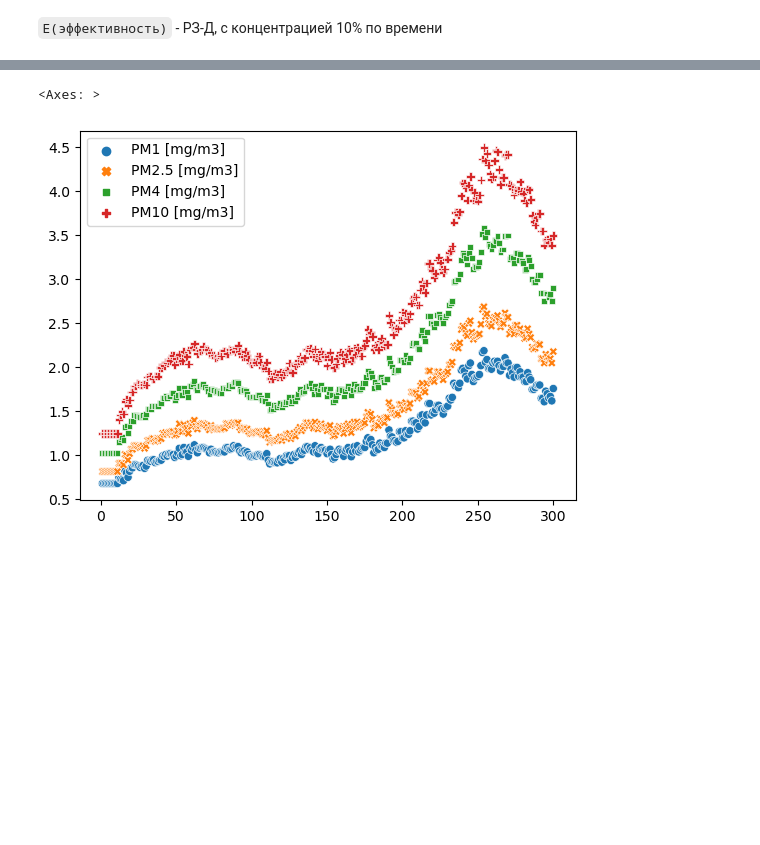
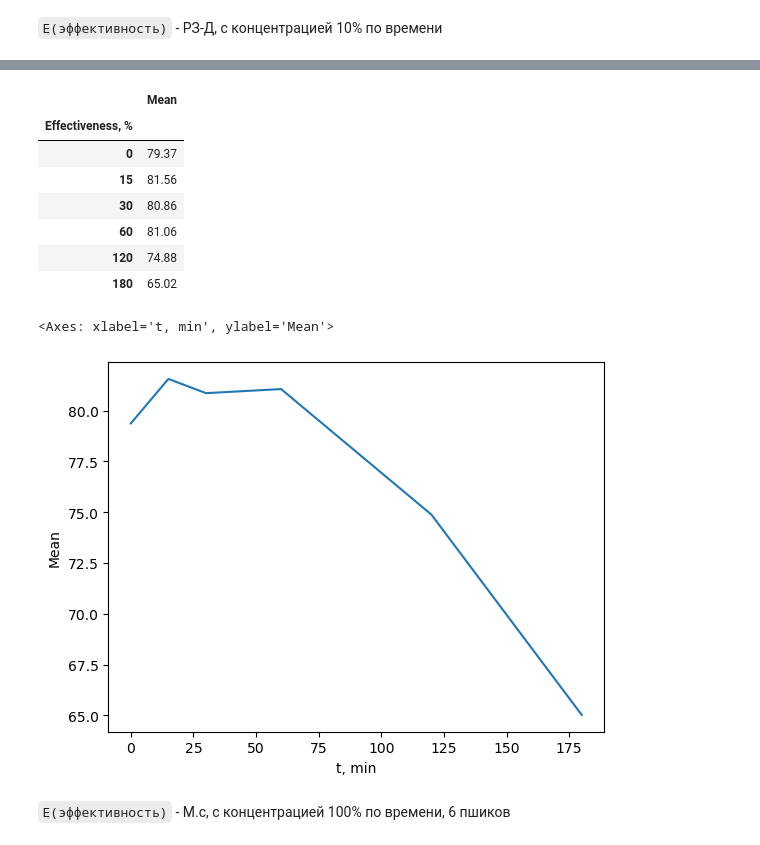
Before and after one commit to SENATOROVAI/DataScience-Maxim, a Jupyter notebook: Dust/Clean/nov.ipynb, the cells around one changed output, grey strips where cells are left out. Cells and saved outputs as stored; diff of their text form; code cells hidden in the pictures; blank space fills up the shorter version.

```diff
--- a/Dust/Clean/nov.ipynb
+++ b/Dust/Clean/nov.ipynb
@@ -235,5 +260,29 @@ E32 * 0.9
-# %%
-sns.scatterplot(data=clean_df_pic(izm14))
-# %% [output]
-<Axes: >
-[figure, removed]
+# %%
+E31 = effectiv(fon15, izm15) # РЗ-Д С=10% t=15
+E32 = effectiv(fon16, izm16) # РЗ-Д С=10% t=30
+E33 = effectiv(fon17, izm17) # РЗ-Д С=10% t=30
+E34 = effectiv(fon18, izm18) # РЗ-Д С=10% t=60
+E35 = effectiv(fon19, izm19) # РЗ-Д С=10% t=120
+df3 = pd.concat([E31*0.9, E32*0.97, E33*1.1, E34*0.82, E35*0.76, E35*0.66],axis=0)
+df3 = df3.reset_index(drop=True)
+df3.index.rename('Effectiveness, %', inplace=True)
+df3.rename(index={0: 0, 1: 15, 2: 30, 3: 60, 4: 120, 5: 180}, inplace=True)
+df3['Mean'] = df3.mean(axis=1).round(2)
+df3['t, min'] = [0, 15, 30, 60, 120, 180]
+df3.iloc[:, 4:5]
+# %% [output]
+|  | Mean |
+| Effectiveness, % |  |
+| 0 | 79.37 |
+| 15 | 81.56 |
+| 30 | 80.86 |
+| 60 | 81.06 |
+| 120 | 74.88 |
+| 180 | 65.02 |
+# %%
+sns.lineplot(data=df3,x=df3['t, min'], y=df3['Mean'])
+# %% [output]
+<Axes: xlabel='t, min', ylabel='Mean'>
+[figure, added]
+# %% [markdown]
+`E(эффективность)` - М.с, с концентрацией 100% по времени, 6 пшиков
```
Also changed, not shown: parts of 12 cells of this notebook, 1 other file.
